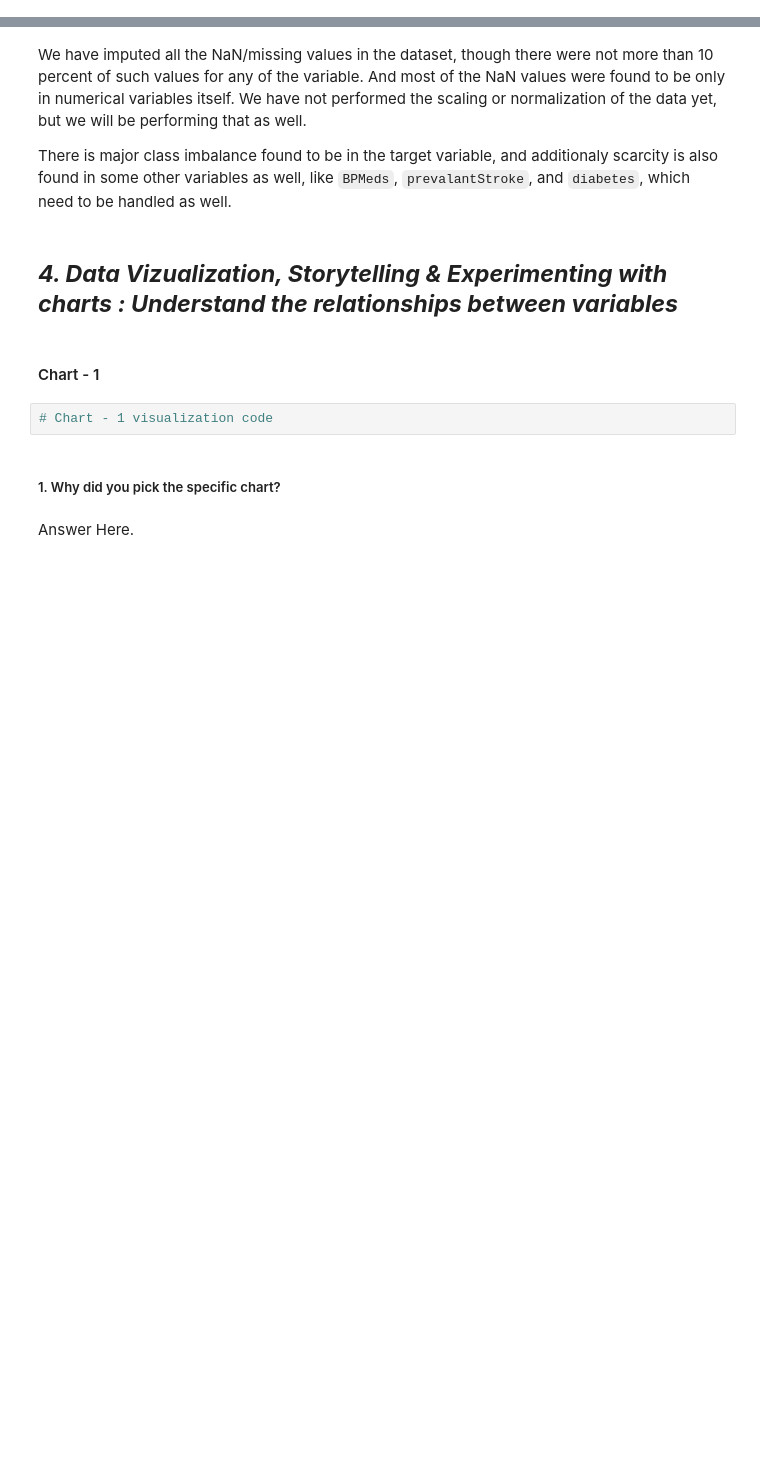
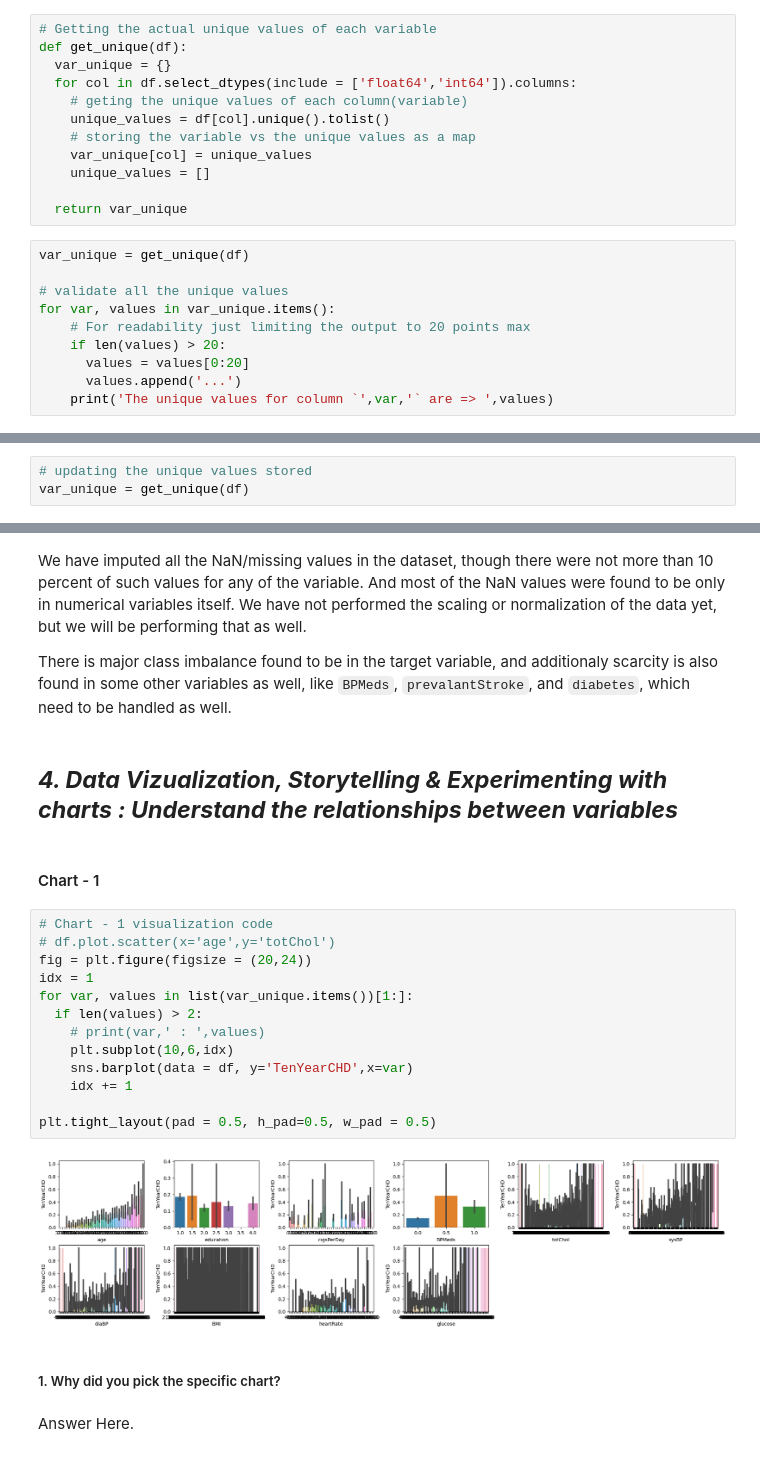
Before and after one commit to 007tickooayush/ML-Classification-Cardiovascular-Risk-Prediction-Project, a Jupyter notebook: Ayush_Tickoo_ML_Capstone_Classification_Project.ipynb, the cells around one changed output, grey strips where cells are left out. Cells and saved outputs as stored; diff of their text form; blank space fills up the shorter version.

Commit message:
bivariate analysis data findings

```diff
--- a/Ayush_Tickoo_ML_Capstone_Classification_Project.ipynb
+++ b/Ayush_Tickoo_ML_Capstone_Classification_Project.ipynb
@@ -348,0 +322,22 @@ The unique values for column ` TenYearCHD ` are =>  [1, 0]
+# %%
+# Getting the actual unique values of each variable
+def get_unique(df):
+  var_unique = {}
+  for col in df.select_dtypes(include = ['float64','int64']).columns:
+    # geting the unique values of each column(variable)
+    unique_values = df[col].unique().tolist()
+    # storing the variable vs the unique values as a map
+    var_unique[col] = unique_values
+    unique_values = []
+
+  return var_unique
+# %%
+var_unique = get_unique(df)
+
+# validate all the unique values
+for var, values in var_unique.items():
+    # For readability just limiting the output to 20 points max
+    if len(values) > 20:
+      values = values[0:20]
+      values.append('...')
+    print('The unique values for column `',var,'` are => ',values)
@@ -362,6 +375,9 @@ df['is_smoker'] = df['is_smoking'].apply(lambda x: 1 if x == 'YES' else 0)
 # %%
 # removing all the columns with string values after encoding the categoical variables
 df = df[[i for i in df.describe().columns]]
+# %%
+# updating the unique values stored
+var_unique = get_unique(df)
 # %%
 # Imputing the null values using KNNImputer
 knn_imputer = KNNImputer(n_neighbors = 2)
@@ -441,8 +455,21 @@ There is major class imbalance found to be in the target variable, and additiona
 ## ***4. Data Vizualization, Storytelling & Experimenting with charts : Understand the relationships between variables***
 # %% [markdown]
 #### Chart - 1
-# %%
-# Chart - 1 visualization code
+# %%
+# Chart - 1 visualization code
+# df.plot.scatter(x='age',y='totChol')
+fig = plt.figure(figsize = (20,24))
+idx = 1
+for var, values in list(var_unique.items())[1:]:
+  if len(values) > 2:
+    # print(var,' : ',values)
+    plt.subplot(10,6,idx)
+    sns.barplot(data = df, y='TenYearCHD',x=var)
+    idx += 1
+
+plt.tight_layout(pad = 0.5, h_pad=0.5, w_pad = 0.5)
+# %% [output]
+[figure, added]
 # %% [markdown]
 ##### 1. Why did you pick the specific chart?
 # %% [markdown]
```
Also changed, not shown: parts of 12 cells of this notebook.
